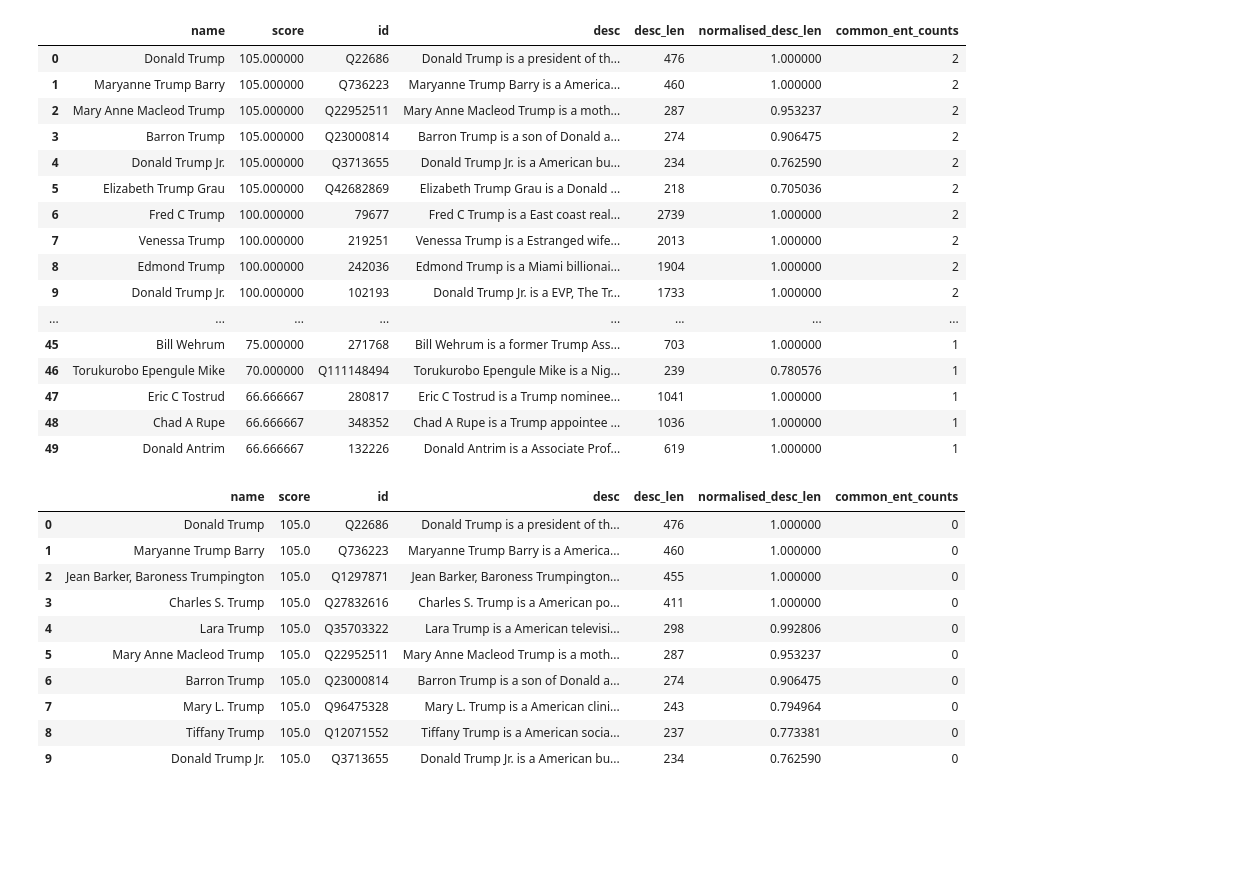
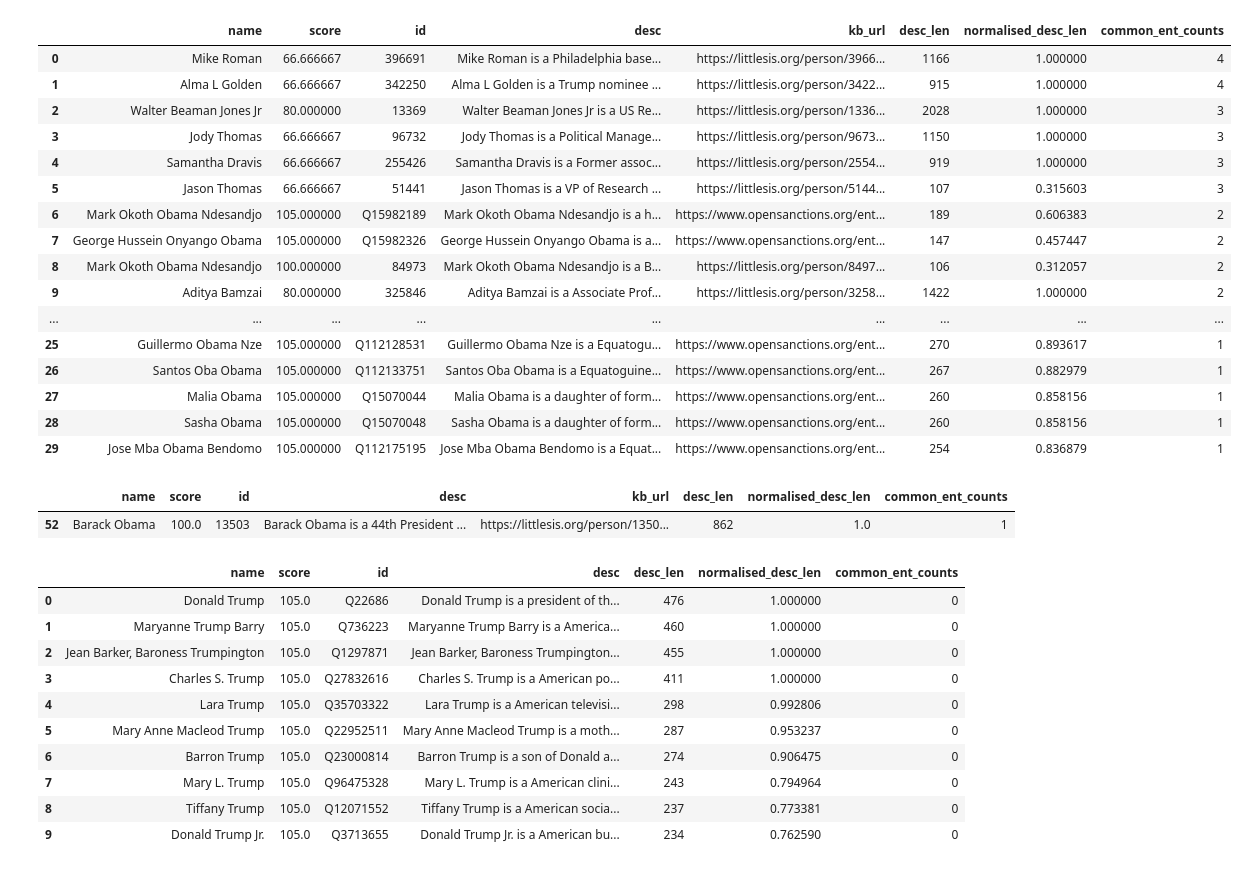
Before and after one commit to guardian/jai_2022_sandbox, a Jupyter notebook: Improve_candidate_generation.ipynb, the cells around one changed output. Drawn from its saved outputs; the diff is of its cells as text; code cells hidden in the pictures; blank space fills up the shorter version.

```diff
--- a/Improve_candidate_generation.ipynb
+++ b/Improve_candidate_generation.ipynb
@@ -165,10 +94,0 @@ def relevant_lexicon(sentence,stop_words=stopwords):
-# %%
-desc_ents_d = dict()
-column_order=matches.reset_index().columns.values
-id_loc,=np.where(column_order=='id')
-desc_loc,=np.where(column_order=='desc')
-for tuple_ in matches.itertuples():
-    qid = tuple_[id_loc[0]]
-    desc = tuple_[desc_loc[0]]
-    desc_ents=relevant_lexicon(desc)
-    desc_ents_d[qid] = desc_ents
@@ -185,27 +94,0 @@ for qid, ent in desc_ents_d.items():
-# %%
-common_ent_counts=pd.DataFrame.from_dict(common_ent_count_d,orient='index')\
-    .reset_index().rename(columns={'index':'id',0:'common_ent_counts'})
-# %%
-matches=matches.merge(common_ent_counts, on='id')
-# %%
-matches=matches.sort_values(by=['common_ent_counts', 'score', 'normalised_desc_len'],ascending=False).reset_index(drop=True)
-# %%
-matches.head(50)
-# %% [output]
-|  | name | score | id | desc | desc_len | normalised_desc_len | common_ent_counts |
-| 0 | Donald Trump | 105.000000 | Q22686 | Donald Trump is a president of th... | 476 | 1.000000 | 2 |
-| 1 | Maryanne Trump Barry | 105.000000 | Q736223 | Maryanne Trump Barry is a America... | 460 | 1.000000 | 2 |
-| 2 | Mary Anne Macleod Trump | 105.000000 | Q22952511 | Mary Anne Macleod Trump is a moth... | 287 | 0.953237 | 2 |
-| 3 | Barron Trump | 105.000000 | Q23000814 | Barron Trump is a son of Donald a... | 274 | 0.906475 | 2 |
-| 4 | Donald Trump Jr. | 105.000000 | Q3713655 | Donald Trump Jr. is a American bu... | 234 | 0.762590 | 2 |
-| 5 | Elizabeth Trump Grau | 105.000000 | Q42682869 | Elizabeth Trump Grau is a Donald ... | 218 | 0.705036 | 2 |
-| 6 | Fred C Trump | 100.000000 | 79677 | Fred C Trump is a East coast real... | 2739 | 1.000000 | 2 |
-| 7 | Venessa Trump | 100.000000 | 219251 | Venessa Trump is a Estranged wife... | 2013 | 1.000000 | 2 |
-| 8 | Edmond Trump | 100.000000 | 242036 | Edmond Trump is a Miami billionai... | 1904 | 1.000000 | 2 |
-| 9 | Donald Trump Jr. | 100.000000 | 102193 | Donald Trump Jr. is a EVP, The Tr... | 1733 | 1.000000 | 2 |
-| ... | ... | ... | ... | ... | ... | ... | ... |
-| 45 | Bill Wehrum | 75.000000 | 271768 | Bill Wehrum is a former Trump Ass... | 703 | 1.000000 | 1 |
-| 46 | Torukurobo Epengule Mike | 70.000000 | Q111148494 | Torukurobo Epengule Mike is a Nig... | 239 | 0.780576 | 1 |
-| 47 | Eric C Tostrud | 66.666667 | 280817 | Eric C Tostrud is a Trump nominee... | 1041 | 1.000000 | 1 |
-| 48 | Chad A Rupe | 66.666667 | 348352 | Chad A Rupe is a Trump appointee ... | 1036 | 1.000000 | 1 |
-| 49 | Donald Antrim | 66.666667 | 132226 | Donald Antrim is a Associate Prof... | 619 | 1.000000 | 1 |
@@ -212,3 +147,28 @@ matches.head(50)
+# %%
+matches_df.head(30)
+# %% [output]
+|  | name | score | id | desc | kb_url | desc_len | normalised_desc_len | common_ent_counts |
+| 0 | Mike Roman | 66.666667 | 396691 | Mike Roman is a Philadelphia base... | https://littlesis.org/person/3966... | 1166 | 1.000000 | 4 |
+| 1 | Alma L Golden | 66.666667 | 342250 | Alma L Golden is a Trump nominee ... | https://littlesis.org/person/3422... | 915 | 1.000000 | 4 |
+| 2 | Walter Beaman Jones Jr | 80.000000 | 13369 | Walter Beaman Jones Jr is a US Re... | https://littlesis.org/person/1336... | 2028 | 1.000000 | 3 |
+| 3 | Jody Thomas | 66.666667 | 96732 | Jody Thomas is a Political Manage... | https://littlesis.org/person/9673... | 1150 | 1.000000 | 3 |
+| 4 | Samantha Dravis | 66.666667 | 255426 | Samantha Dravis is a Former assoc... | https://littlesis.org/person/2554... | 919 | 1.000000 | 3 |
+| 5 | Jason Thomas | 66.666667 | 51441 | Jason Thomas is a VP of Research ... | https://littlesis.org/person/5144... | 107 | 0.315603 | 3 |
+| 6 | Mark Okoth Obama Ndesandjo | 105.000000 | Q15982189 | Mark Okoth Obama Ndesandjo is a h... | https://www.opensanctions.org/ent... | 189 | 0.606383 | 2 |
+| 7 | George Hussein Onyango Obama | 105.000000 | Q15982326 | George Hussein Onyango Obama is a... | https://www.opensanctions.org/ent... | 147 | 0.457447 | 2 |
+| 8 | Mark Okoth Obama Ndesandjo | 100.000000 | 84973 | Mark Okoth Obama Ndesandjo is a B... | https://littlesis.org/person/8497... | 106 | 0.312057 | 2 |
+| 9 | Aditya Bamzai | 80.000000 | 325846 | Aditya Bamzai is a Associate Prof... | https://littlesis.org/person/3258... | 1422 | 1.000000 | 2 |
+| ... | ... | ... | ... | ... | ... | ... | ... | ... |
+| 25 | Guillermo Obama Nze | 105.000000 | Q112128531 | Guillermo Obama Nze is a Equatogu... | https://www.opensanctions.org/ent... | 270 | 0.893617 | 1 |
+| 26 | Santos Oba Obama | 105.000000 | Q112133751 | Santos Oba Obama is a Equatoguine... | https://www.opensanctions.org/ent... | 267 | 0.882979 | 1 |
+| 27 | Malia Obama | 105.000000 | Q15070044 | Malia Obama is a daughter of form... | https://www.opensanctions.org/ent... | 260 | 0.858156 | 1 |
+| 28 | Sasha Obama | 105.000000 | Q15070048 | Sasha Obama is a daughter of form... | https://www.opensanctions.org/ent... | 260 | 0.858156 | 1 |
+| 29 | Jose Mba Obama Bendomo | 105.000000 | Q112175195 | Jose Mba Obama Bendomo is a Equat... | https://www.opensanctions.org/ent... | 254 | 0.836879 | 1 |
+# %%
+matches_df[matches_df['name']=='Barack Obama']
+# %% [output]
+|  | name | score | id | desc | kb_url | desc_len | normalised_desc_len | common_ent_counts |
+| 52 | Barack Obama | 100.0 | 13503 | Barack Obama is a 44th President ... | https://littlesis.org/person/1350... | 862 | 1.0 | 1 |
 # %%
 def order_candidates_fuzzy_score(candidates, matches, candidate_limit=12):
     """
```
Also changed, not shown: parts of 29 cells of this notebook, 1 other file.
